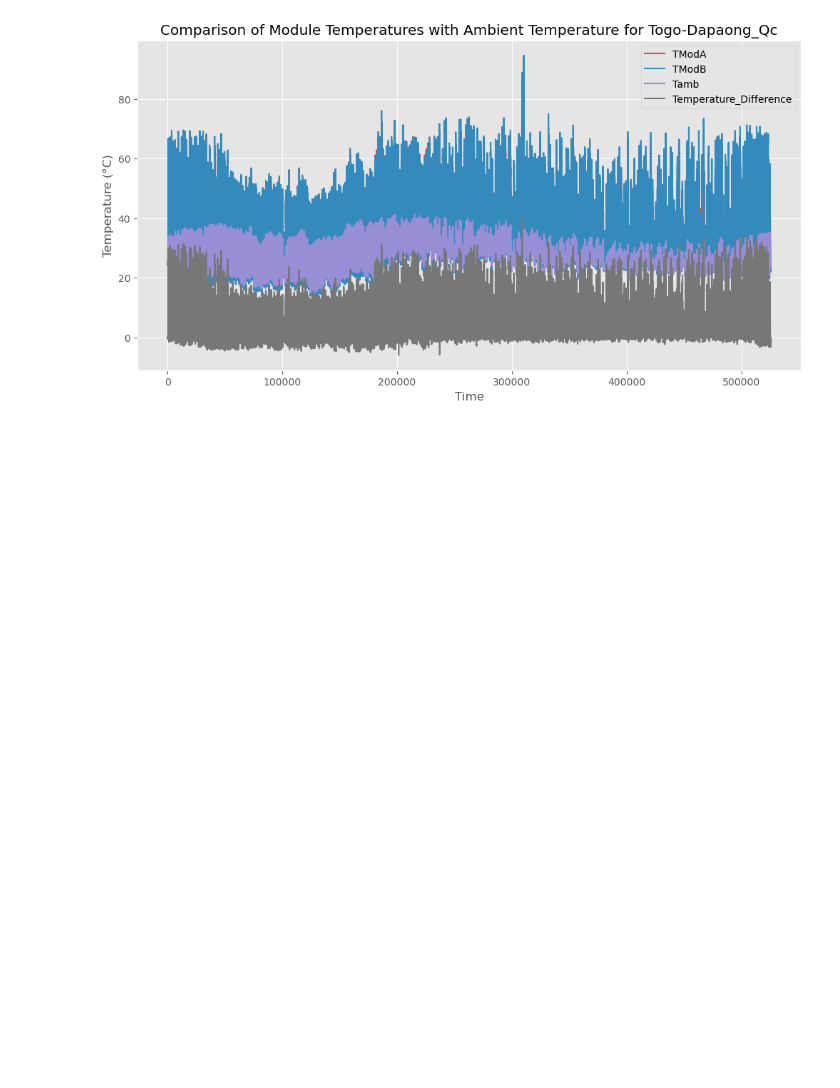
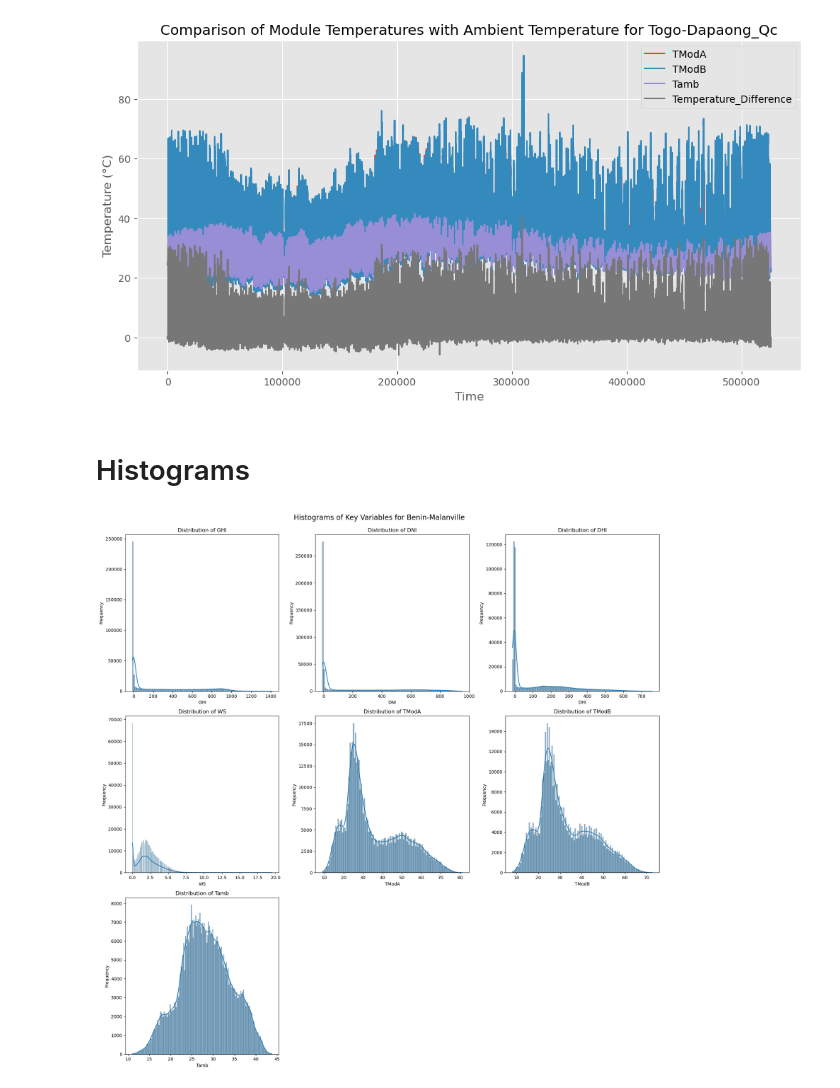
Before and after one commit to nebiyu-ethio/SolarData-Analysis, a Jupyter notebook: notebooks/EDA.ipynb, the cells around one changed output. Saved outputs shown, nothing was run; the diff lists cells and outputs as text; code cells hidden in the pictures; blank space fills up the shorter version.

Commit message:
Histograms

```diff
--- a/notebooks/EDA.ipynb
+++ b/notebooks/EDA.ipynb
@@ -636,3 +637,35 @@ plt.legend()
 plt.show()
 # %% [output]
 [figure]
+# %% [markdown]
+# Histograms
+# %%
+# List of variables to plot
+variables = ['GHI', 'DNI', 'DHI', 'WS', 'TModA', 'TModB', 'Tamb']
+
+# Calculate the number of rows needed
+n_rows = (len(variables) + 2) // 3  # This will give us 3 columns and enough rows
+
+# Set up the plot
+fig, axes = plt.subplots(n_rows, 3, figsize=(18, 6 * n_rows))
+fig.suptitle('Histograms of Key Variables for Benin-Malanville\n', fontsize=16)
+
+# Flatten the axes array for easy iteration
+axes = axes.flatten()
+
+# Create histograms
+for i, var in enumerate(variables):
+    sns.histplot(data=df, x=var, kde=True, ax=axes[i])
+    axes[i].set_title(f'Distribution of {var}')
+    axes[i].set_xlabel(var)
+    axes[i].set_ylabel('Frequency')
+
+# Remove any unused subplots
+for j in range(i+1, len(axes)):
+    fig.delaxes(axes[j])
+
+# Adjust layout and display
+plt.tight_layout()
+plt.show()
+# %% [output]
+[figure, added]
```
Also changed, not shown: parts of 3 cells of this notebook.
